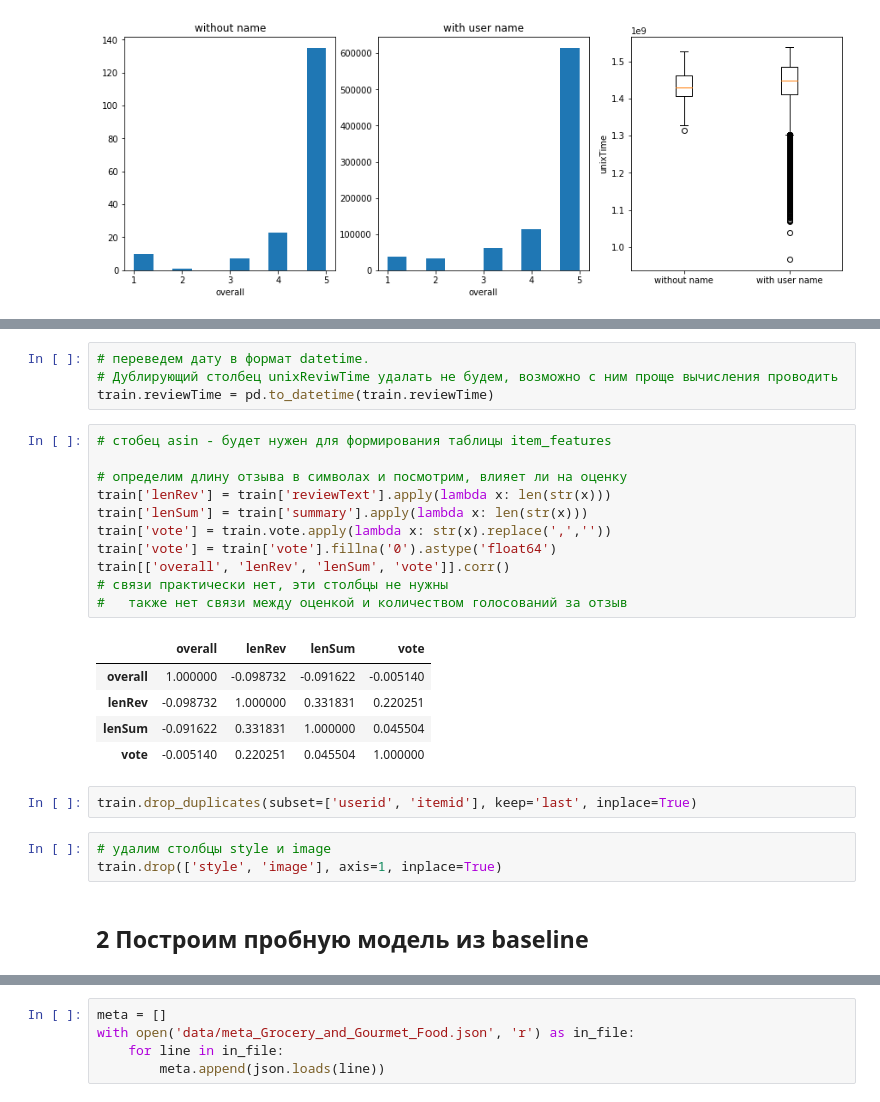
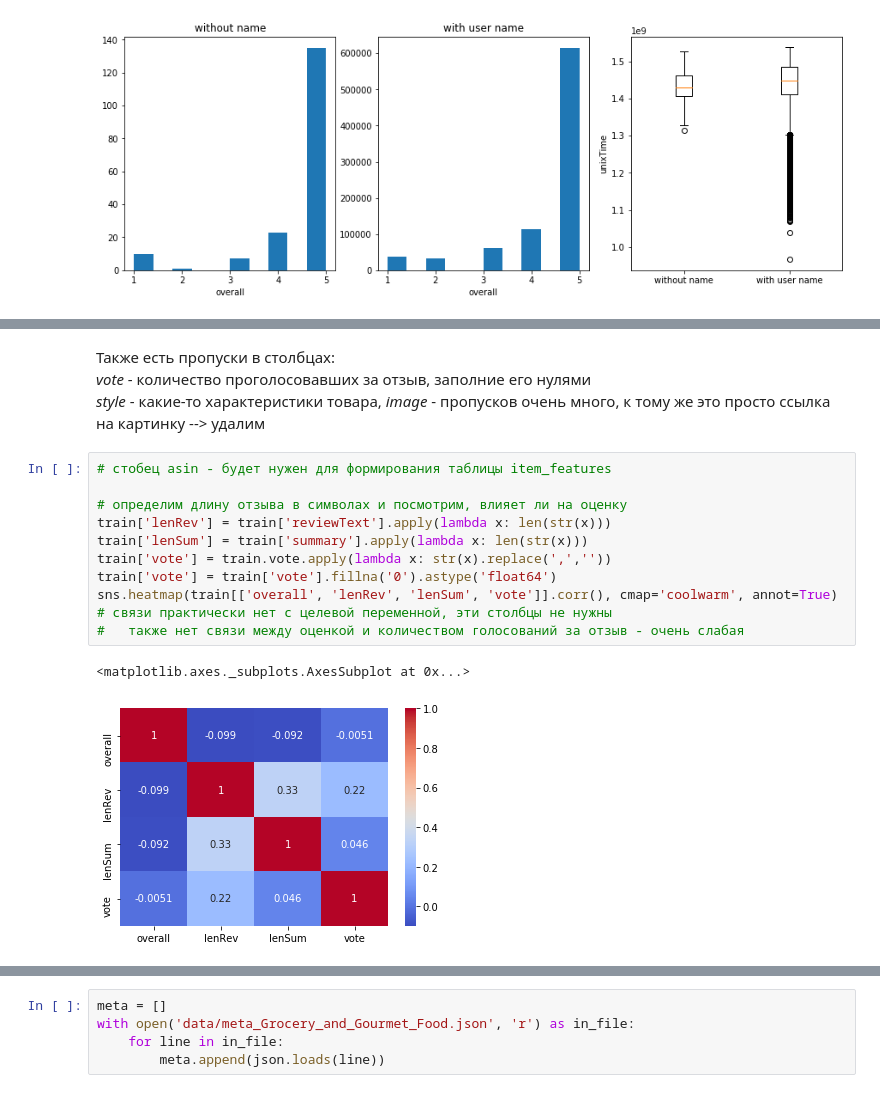
Before and after one commit to AnnaGrechina/SkillFactory, a Jupyter notebook: RDS_4_Recommendation_Challenge/recommend_challenge.ipynb, the cells around one changed output, grey strips where cells are left out. Saved outputs shown, nothing was run; the diff lists cells and outputs as text.

```diff
--- a/RDS_4_Recommendation_Challenge/recommend_challenge.ipynb
+++ b/RDS_4_Recommendation_Challenge/recommend_challenge.ipynb
@@ -92,28 +95,19 @@ train
-# %%
-# переведем дату в формат datetime.
-# Дублирующий столбец unixReviwTime удалать не будем, возможно с ним проще вычисления проводить
-train.reviewTime = pd.to_datetime(train.reviewTime)
+# %% [markdown]
+Также есть пропуски в столбцах:
+*vote* - количество проголосовавших за отзыв, заполние его нулями
+*style* - какие-то характеристики товара,
+*image* - пропусков очень много, к тому же это просто ссылка на картинку --> удалим
 # %%
 # стобец asin - будет нужен для формирования таблицы item_features
 
 # определим длину отзыва в символах и посмотрим, влияет ли на оценку
 train['lenRev'] = train['reviewText'].apply(lambda x: len(str(x)))
 train['lenSum'] = train['summary'].apply(lambda x: len(str(x)))
 train['vote'] = train.vote.apply(lambda x: str(x).replace(',',''))
 train['vote'] = train['vote'].fillna('0').astype('float64')
-train[['overall', 'lenRev', 'lenSum', 'vote']].corr()
-# связи практически нет, эти столбцы не нужны
-#   также нет связи между оценкой и количеством голосований за отзыв
+sns.heatmap(train[['overall', 'lenRev', 'lenSum', 'vote']].corr(), cmap='coolwarm', annot=True)
+# связи практически нет с целевой переменной, эти столбцы не нужны
+#   также нет связи между оценкой и количеством голосований за отзыв - очень слабая
 # %% [output]
-|  | overall | lenRev | lenSum | vote |
-| overall | 1.000000 | -0.098732 | -0.091622 | -0.005140 |
-| lenRev | -0.098732 | 1.000000 | 0.331831 | 0.220251 |
-| lenSum | -0.091622 | 0.331831 | 1.000000 | 0.045504 |
-| vote | -0.005140 | 0.220251 | 0.045504 | 1.000000 |
+<matplotlib.axes._subplots.AxesSubplot at 0x...>
+[figure, added]
-# %%
-train.drop_duplicates(subset=['userid', 'itemid'], keep='last', inplace=True)
-# %%
-# удалим столбцы style и image
-train.drop(['style', 'image'], axis=1, inplace=True)
-# %% [markdown]
-## 2 Построим пробную модель из baseline
```
Also changed, not shown: parts of 121 cells of this notebook, 1 other file.
